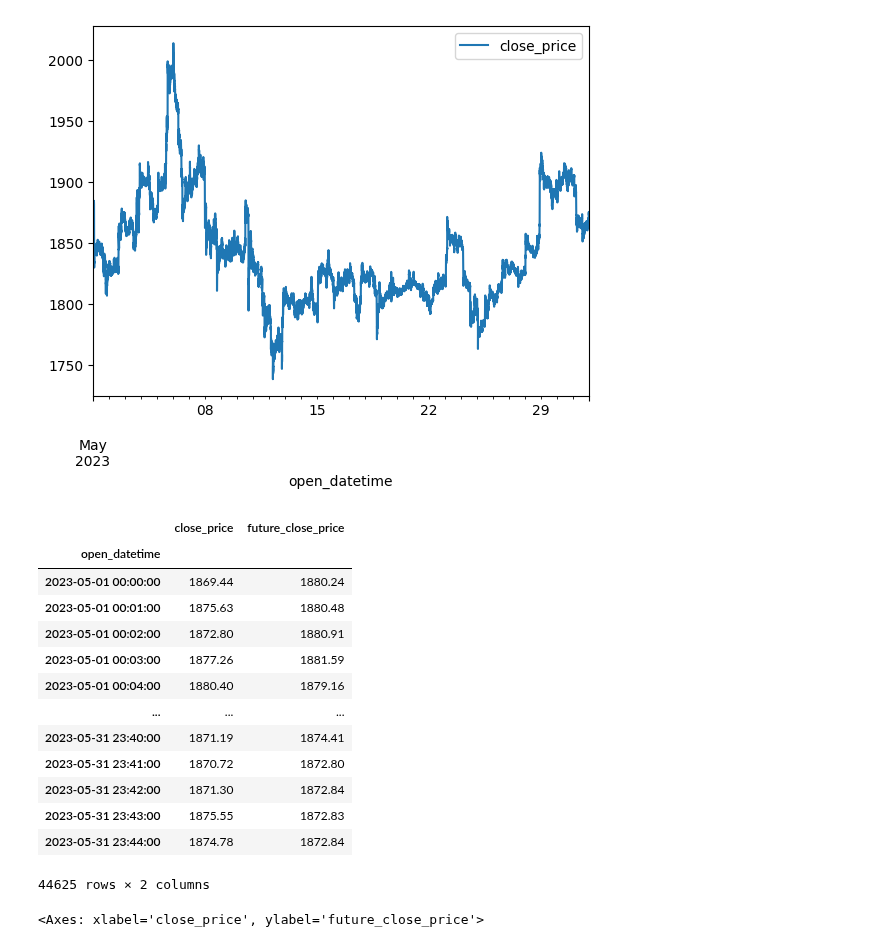
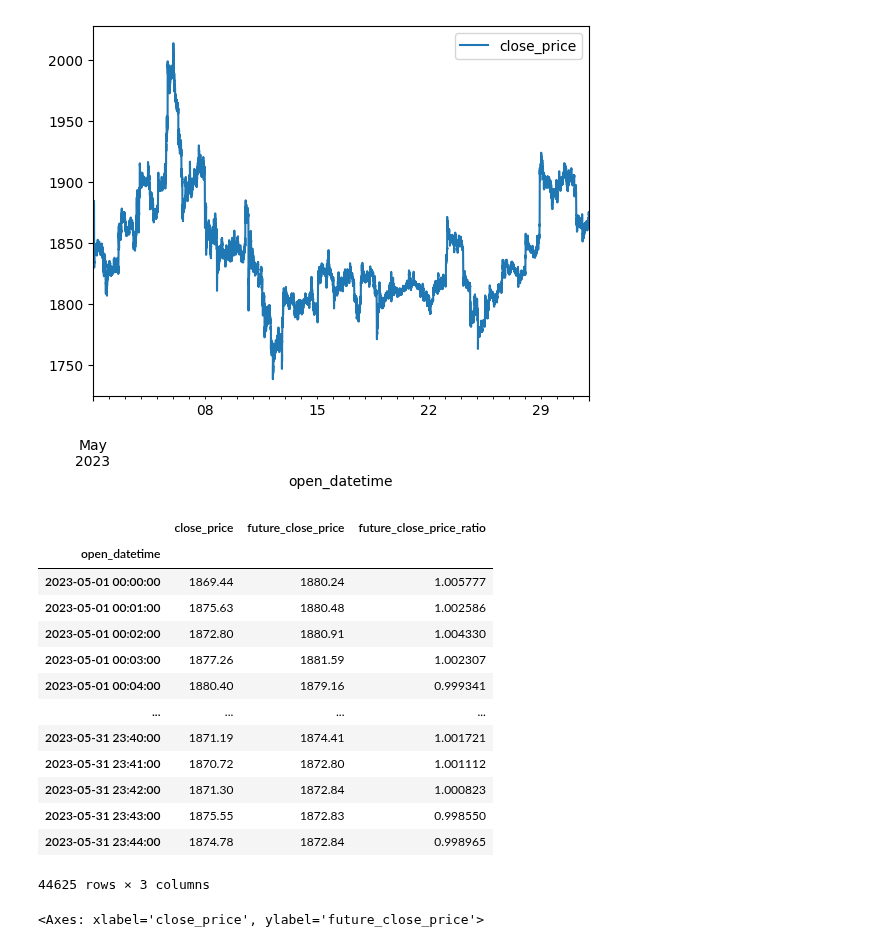
Before and after one commit to yoda31217/to-the-moon, a Jupyter notebook: poc/bot_ml/poc_bot_ml_data_analysis.ipynb, the cells around one changed output. Cells and saved outputs as stored; diff of their text form; code cells hidden in the pictures.

```diff
--- a/poc/bot_ml/poc_bot_ml_data_analysis.ipynb
+++ b/poc/bot_ml/poc_bot_ml_data_analysis.ipynb
@@ -77,26 +77,28 @@ k_lines.plot.line(use_index=True)
 [figure]
 # %%
 features = k_lines[k_lines.columns]
-features["future_close_price"] = k_lines["close_price"].shift(-15)
+
+features["future_close_price"] = features["close_price"].shift(-15)
+features["future_close_price_ratio"] = features["future_close_price"] / features["close_price"]
 
 features.dropna(inplace=True)
 
 display(features)
 # %% [output]
-|  | close_price | future_close_price |
-| open_datetime |  |  |
-| 2023-05-01 00:00:00 | 1869.44 | 1880.24 |
-| 2023-05-01 00:01:00 | 1875.63 | 1880.48 |
-| 2023-05-01 00:02:00 | 1872.80 | 1880.91 |
-| 2023-05-01 00:03:00 | 1877.26 | 1881.59 |
-| 2023-05-01 00:04:00 | 1880.40 | 1879.16 |
-| ... | ... | ... |
-| 2023-05-31 23:40:00 | 1871.19 | 1874.41 |
-| 2023-05-31 23:41:00 | 1870.72 | 1872.80 |
-| 2023-05-31 23:42:00 | 1871.30 | 1872.84 |
-| 2023-05-31 23:43:00 | 1875.55 | 1872.83 |
-| 2023-05-31 23:44:00 | 1874.78 | 1872.84 |
+|  | close_price | future_close_price | future_close_price_ratio |
+| open_datetime |  |  |  |
+| 2023-05-01 00:00:00 | 1869.44 | 1880.24 | 1.005777 |
+| 2023-05-01 00:01:00 | 1875.63 | 1880.48 | 1.002586 |
+| 2023-05-01 00:02:00 | 1872.80 | 1880.91 | 1.004330 |
+| 2023-05-01 00:03:00 | 1877.26 | 1881.59 | 1.002307 |
+| 2023-05-01 00:04:00 | 1880.40 | 1879.16 | 0.999341 |
+| ... | ... | ... | ... |
+| 2023-05-31 23:40:00 | 1871.19 | 1874.41 | 1.001721 |
+| 2023-05-31 23:41:00 | 1870.72 | 1872.80 | 1.001112 |
+| 2023-05-31 23:42:00 | 1871.30 | 1872.84 | 1.000823 |
+| 2023-05-31 23:43:00 | 1875.55 | 1872.83 | 0.998550 |
+| 2023-05-31 23:44:00 | 1874.78 | 1872.84 | 0.998965 |
-44625 rows × 2 columns
+44625 rows × 3 columns
 # %%
 features.plot.scatter(x="close_price", y="future_close_price", s=0.1)
 # %% [output]
```
